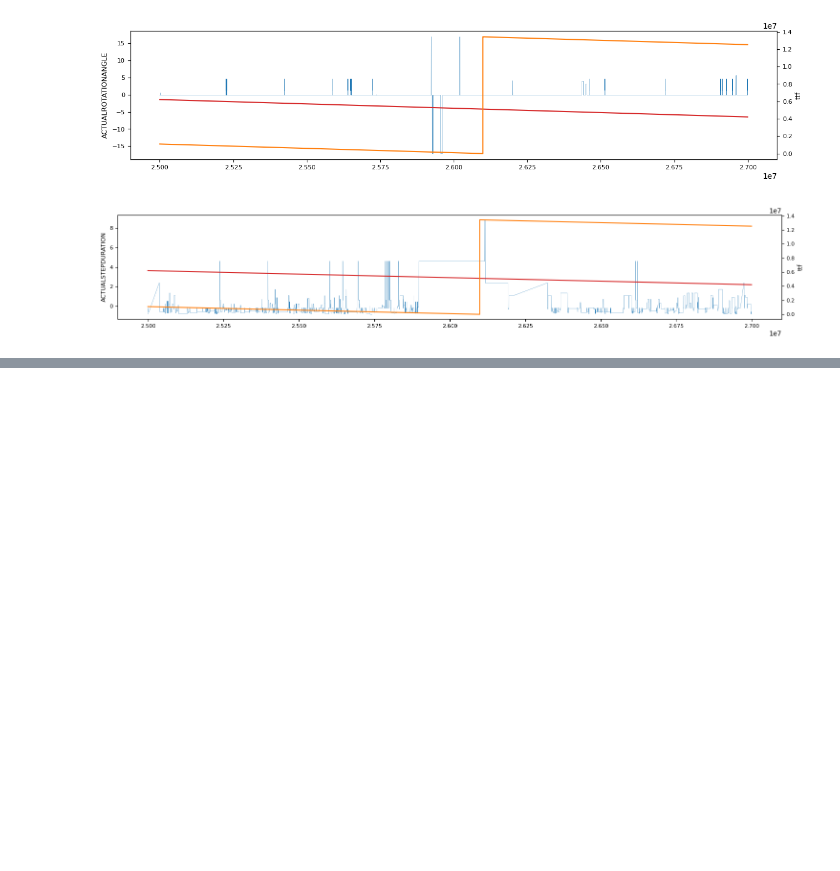
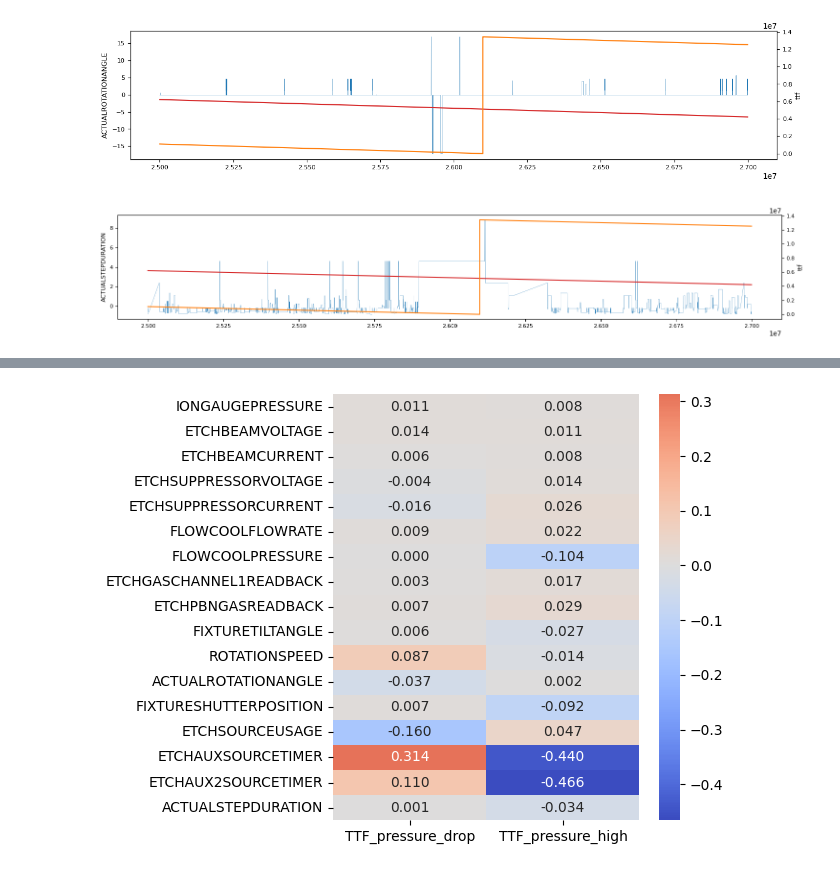
Before and after one commit to YoungJang-KR/semiconductor-fault-detection, a Jupyter notebook: 01_practice02.ipynb, the cells around one changed output, grey strips where cells are left out. Cells and saved outputs as stored; diff of their text form; code cells hidden in the pictures; blank space fills up the shorter version.

```diff
--- a/01_practice02.ipynb
+++ b/01_practice02.ipynb
@@ -114,3 +114,16 @@ plt.show()
 [figure]
 [figure]
 [figure]
+# %%
+# 상관관계 파악
+
+train_cols = [ 'IONGAUGEPRESSURE', 'ETCHBEAMVOLTAGE', 'ETCHBEAMCURRENT',
+              'ETCHSUPPRESSORVOLTAGE', 'ETCHSUPPRESSORCURRENT', 'FLOWCOOLFLOWRATE',
+               'FLOWCOOLPRESSURE', 'ETCHGASCHANNEL1READBACK', 'ETCHPBNGASREADBACK',
+               'FIXTURETILTANGLE', 'ROTATIONSPEED', 'ACTUALROTATIONANGLE',
+               'FIXTURESHUTTERPOSITION', 'ETCHSOURCEUSAGE', 'ETCHAUXSOURCETIMER',
+               'ETCHAUX2SOURCETIMER', 'ACTUALSTEPDURATION' ]
+
+corr = df[ train_cols + ttf_cols ].corr()
+corr_ttf = corr.loc[train_cols, ttf_cols]
+print(corr_ttf)
@@ -116,0 +149,13 @@ plt.show()
+# %%
+import seaborn as sns
+
+sns.heatmap(corr_ttf,
+            annot=True,
+            fmt = '.3f',
+            cmap = 'coolwarm',
+            center = 0)
+
+plt.tight_layout()
+plt.show()
+# %% [output]
+[figure, added]
```
Also changed, not shown: parts of 7 cells of this notebook.
